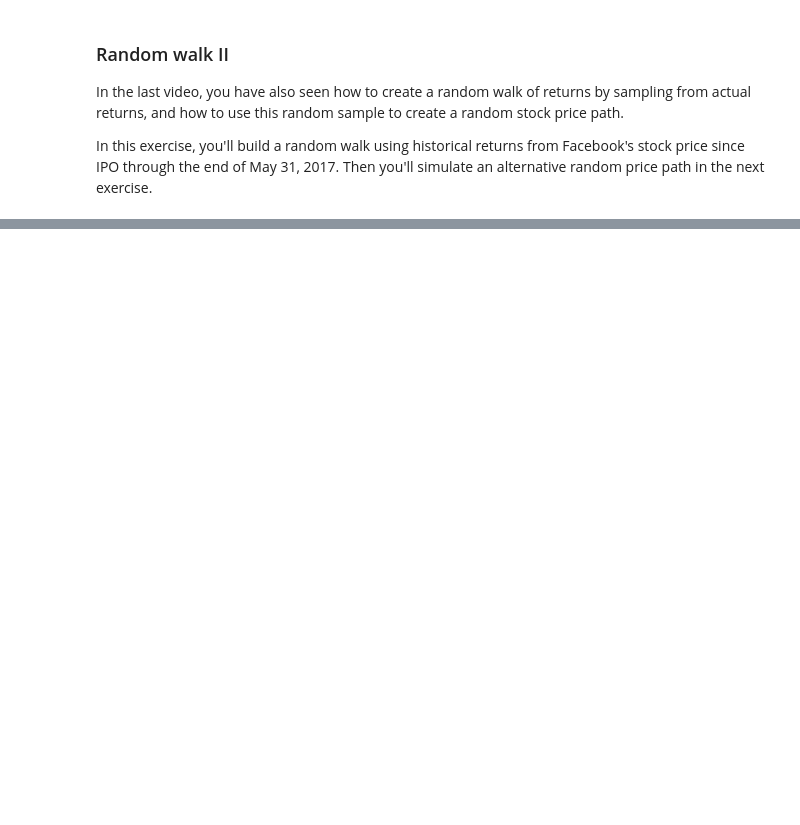
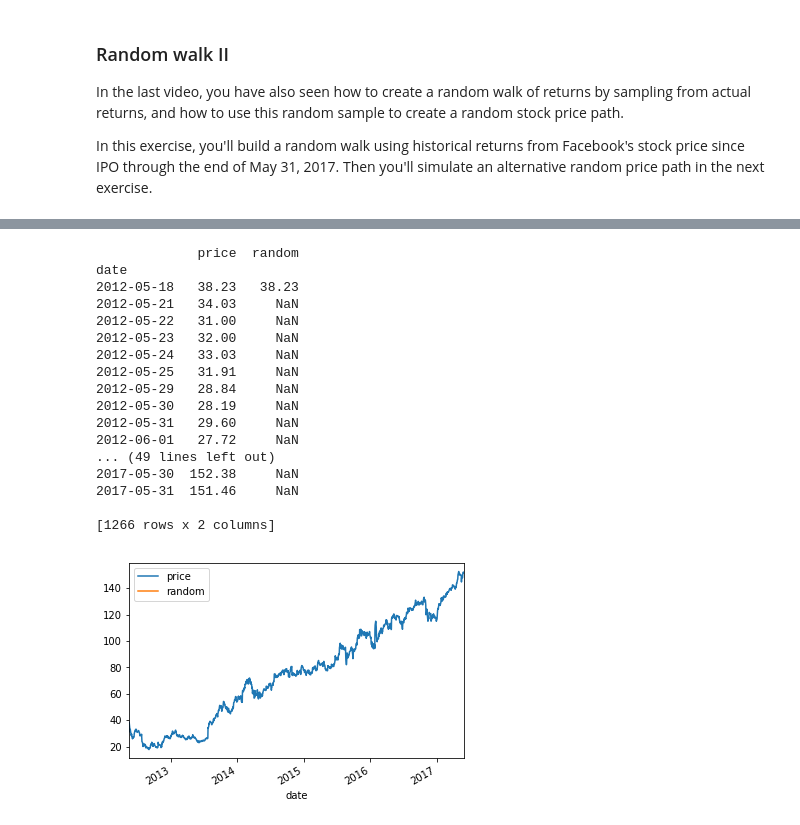
Before and after one commit to nguyenngoclinhchi/Machine_Learning, a Jupyter notebook: Python/SourceCode_DataCampCourses/Data Management/Manipulating Time Series Data in Python/Manipulating Time Series Data in Python.ipynb, the cells around one changed output, grey strips where cells are left out. Saved outputs shown, nothing was run; the diff lists cells and outputs as text; code cells hidden in the pictures; blank space fills up the shorter version.

```diff
--- a/Python/SourceCode_DataCampCourses/Data Management/Manipulating Time Series Data in Python/Manipulating Time Series Data in Python.ipynb
+++ b/Python/SourceCode_DataCampCourses/Data Management/Manipulating Time Series Data in Python/Manipulating Time Series Data in Python.ipynb
@@ -750,6 +748,7 @@ In the last video, you have also seen how to create a random walk of returns by
 In this exercise, you'll build a random walk using historical returns from Facebook's stock price since IPO through the end of May 31, 2017. Then you'll simulate an alternative random price path in the next exercise.
 # %%
 import numpy
+import seaborn as sns
 import pandas as pd
 import matplotlib.pyplot as plt
 
@@ -757,4 +756,24 @@ from scipy.stats import norm
 from numpy.random import seed, normal, choice
 
 fb = pd.read_csv('fb.csv')
-fb.columns=['date', '']
+fb.columns=['date', 'price']
+fb.date = pd.to_datetime(fb.date)
+fb.set_index('date', inplace=True)
+# Set seed here
+seed = 42
+
+# Calculate daily_returns here
+daily_returns = fb.price.pct_change().dropna()
+
+# Get n_obs
+n_obs = daily_returns.count()
+
+# Create random_walk
+random_walk = choice(daily_returns, size=n_obs)
+
+# Convert random_walk to pd.series
+random_walk = pd.Series(random_walk)
+
+# Plot random_walk distribution
+sns.distplot(random_walk)
+plt.show()
@@ -760,0 +785,35 @@ fb.columns=['date', '']
+# %%
+# Select fb start price here
+start = fb.price.first('D').dropna()
+seed = 42
+# Add 1 to random walk and append to start
+random_walk = choice(fb.price, size=fb.price.count())
+random_walk = pd.Series(random_walk)
+random_price = start.append(random_walk)
+
+# Calculate cumulative product here
+random_price = random_price.cumprod()
+# Insert into fb and plot
+fb['random'] = random_price
+print(fb)
+fb.plot()
+plt.show()
+# %% [output]
+             price  random
+date
+2012-05-18   38.23   38.23
+2012-05-21   34.03     NaN
+2012-05-22   31.00     NaN
+2012-05-23   32.00     NaN
+2012-05-24   33.03     NaN
+2012-05-25   31.91     NaN
+2012-05-29   28.84     NaN
+2012-05-30   28.19     NaN
+2012-05-31   29.60     NaN
+2012-06-01   27.72     NaN
+... (49 lines left out)
+2017-05-30  152.38     NaN
+2017-05-31  151.46     NaN
+
+[1266 rows x 2 columns]
+[figure, added]
```
Also changed, not shown: parts of 27 cells of this notebook, 25 other files.
